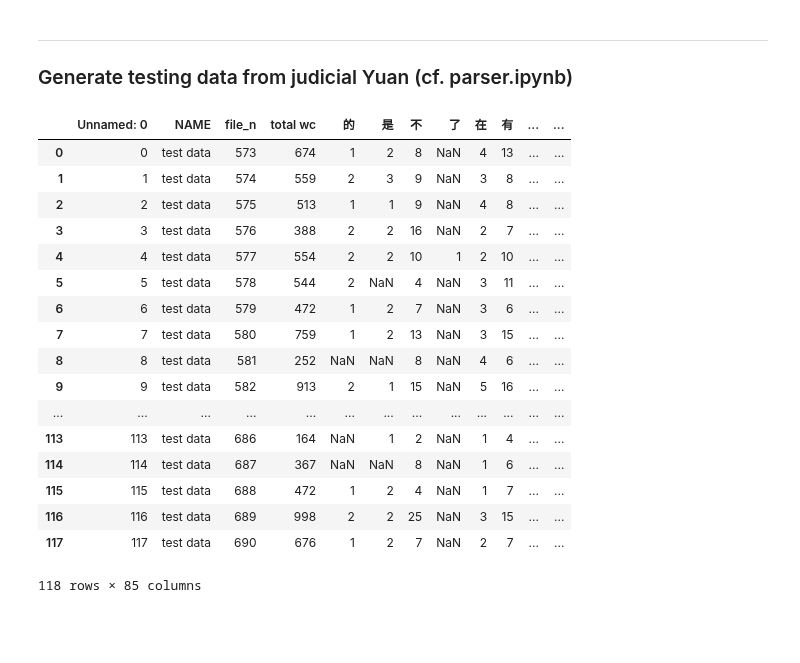
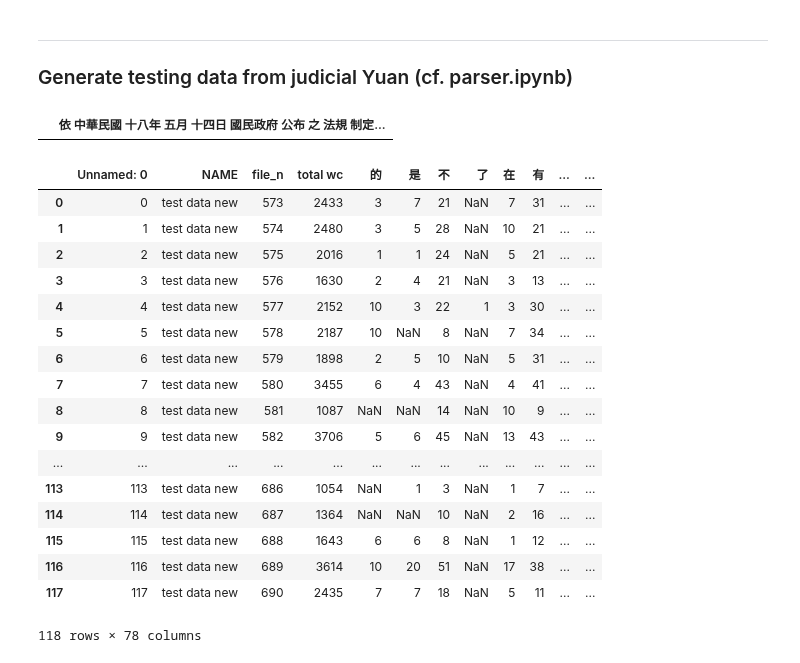
Before and after one commit to ldes89150/Linguistic_Analysis_Final_Project, a Jupyter notebook: vectorize.ipynb, the cells around one changed output. Drawn from its saved outputs; the diff is of its cells as text; code cells hidden in the pictures; blank space fills up the shorter version.

```diff
--- a/vectorize.ipynb
+++ b/vectorize.ipynb
@@ -170,23 +171,27 @@ df.to_csv("./test_ds_fw2.csv", encoding="utf-8")
+# %%
+pd.read_csv('./test_d_new/573.txt', encoding="utf-8")
+# %% [output]
+|  | 依 中華民國 十八年 五月 十四日 國民政府 公布 之 法規 制定... |
 # %%
 import pandas as pd
-test = pd.read_csv("./test_ds.csv", encoding="utf-8")
+test = pd.read_csv("./test_ds_n_fw2.csv", encoding="utf-8")
 test
 # %% [output]
 |  | Unnamed: 0 | NAME | file_n | total wc | 的 | 是 | 不 | 了 | 在 | 有 | ... | ... |
-| 0 | 0 | test data | 573 | 674 | 1 | 2 | 8 | NaN | 4 | 13 | ... | ... |
-| 1 | 1 | test data | 574 | 559 | 2 | 3 | 9 | NaN | 3 | 8 | ... | ... |
-| 2 | 2 | test data | 575 | 513 | 1 | 1 | 9 | NaN | 4 | 8 | ... | ... |
-| 3 | 3 | test data | 576 | 388 | 2 | 2 | 16 | NaN | 2 | 7 | ... | ... |
-| 4 | 4 | test data | 577 | 554 | 2 | 2 | 10 | 1 | 2 | 10 | ... | ... |
-| 5 | 5 | test data | 578 | 544 | 2 | NaN | 4 | NaN | 3 | 11 | ... | ... |
-| 6 | 6 | test data | 579 | 472 | 1 | 2 | 7 | NaN | 3 | 6 | ... | ... |
-| 7 | 7 | test data | 580 | 759 | 1 | 2 | 13 | NaN | 3 | 15 | ... | ... |
-| 8 | 8 | test data | 581 | 252 | NaN | NaN | 8 | NaN | 4 | 6 | ... | ... |
-| 9 | 9 | test data | 582 | 913 | 2 | 1 | 15 | NaN | 5 | 16 | ... | ... |
+| 0 | 0 | test data new | 573 | 2433 | 3 | 7 | 21 | NaN | 7 | 31 | ... | ... |
+| 1 | 1 | test data new | 574 | 2480 | 3 | 5 | 28 | NaN | 10 | 21 | ... | ... |
+| 2 | 2 | test data new | 575 | 2016 | 1 | 1 | 24 | NaN | 5 | 21 | ... | ... |
+| 3 | 3 | test data new | 576 | 1630 | 2 | 4 | 21 | NaN | 3 | 13 | ... | ... |
+| 4 | 4 | test data new | 577 | 2152 | 10 | 3 | 22 | 1 | 3 | 30 | ... | ... |
+| 5 | 5 | test data new | 578 | 2187 | 10 | NaN | 8 | NaN | 7 | 34 | ... | ... |
+| 6 | 6 | test data new | 579 | 1898 | 2 | 5 | 10 | NaN | 5 | 31 | ... | ... |
+| 7 | 7 | test data new | 580 | 3455 | 6 | 4 | 43 | NaN | 4 | 41 | ... | ... |
+| 8 | 8 | test data new | 581 | 1087 | NaN | NaN | 14 | NaN | 10 | 9 | ... | ... |
+| 9 | 9 | test data new | 582 | 3706 | 5 | 6 | 45 | NaN | 13 | 43 | ... | ... |
 | ... | ... | ... | ... | ... | ... | ... | ... | ... | ... | ... | ... | ... |
-| 113 | 113 | test data | 686 | 164 | NaN | 1 | 2 | NaN | 1 | 4 | ... | ... |
-| 114 | 114 | test data | 687 | 367 | NaN | NaN | 8 | NaN | 1 | 6 | ... | ... |
-| 115 | 115 | test data | 688 | 472 | 1 | 2 | 4 | NaN | 1 | 7 | ... | ... |
-| 116 | 116 | test data | 689 | 998 | 2 | 2 | 25 | NaN | 3 | 15 | ... | ... |
-| 117 | 117 | test data | 690 | 676 | 1 | 2 | 7 | NaN | 2 | 7 | ... | ... |
+| 113 | 113 | test data new | 686 | 1054 | NaN | 1 | 3 | NaN | 1 | 7 | ... | ... |
+| 114 | 114 | test data new | 687 | 1364 | NaN | NaN | 10 | NaN | 2 | 16 | ... | ... |
+| 115 | 115 | test data new | 688 | 1643 | 6 | 6 | 8 | NaN | 1 | 12 | ... | ... |
+| 116 | 116 | test data new | 689 | 3614 | 10 | 20 | 51 | NaN | 17 | 38 | ... | ... |
+| 117 | 117 | test data new | 690 | 2435 | 7 | 7 | 18 | NaN | 5 | 11 | ... | ... |
-118 rows × 85 columns
+118 rows × 78 columns
```
Also changed, not shown: parts of 2 cells of this notebook, 5 other files.
